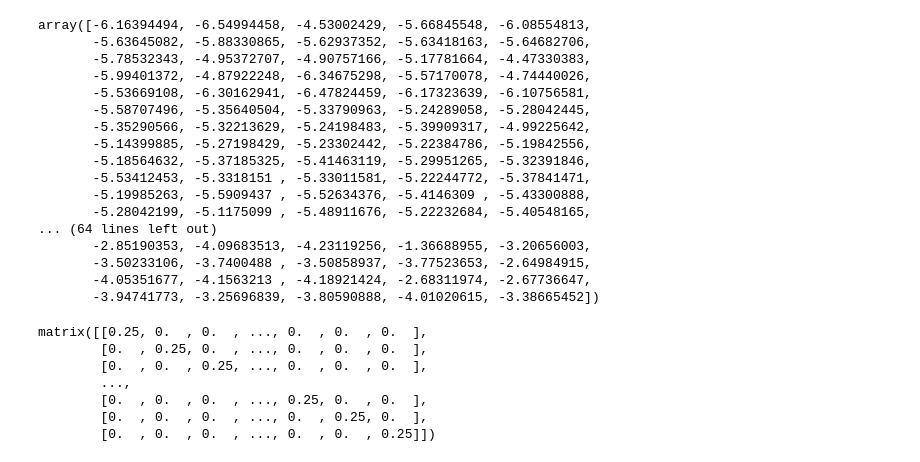
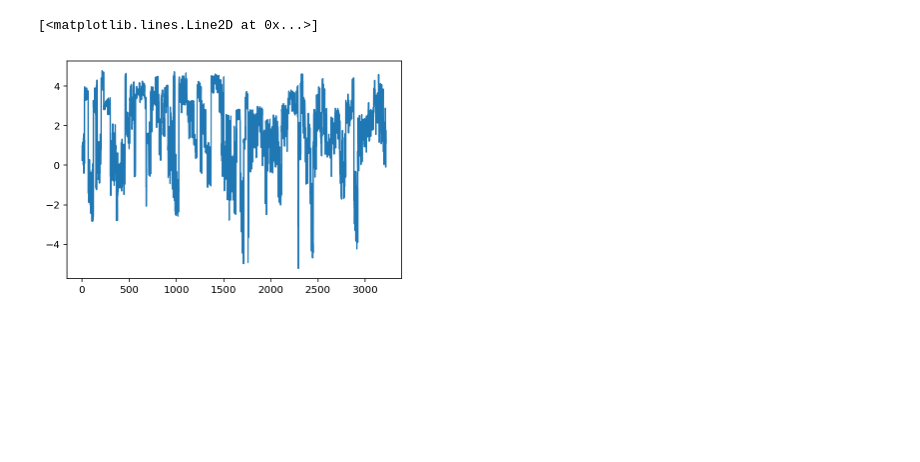
Before and after one commit to martiningram/laplace_gp, a Jupyter notebook: jupyter_experiments/numpy/Try using Numpy.ipynb, the cells around one changed output. Cells and saved outputs as stored; diff of their text form; code cells hidden in the pictures; blank space fills up the shorter version.

Commit message:
Numpy mode-finding works amazingly well!!!

```diff
--- a/jupyter_experiments/numpy/Try using Numpy.ipynb
+++ b/jupyter_experiments/numpy/Try using Numpy.ipynb
@@ -47,49 +45,38 @@ f = np.zeros(K.shape[0])
 # %%
-probs = expit(f)
-grad_log_y = y_flat - probs
+def find_mode(K, y):
 
-W = sps.csc_matrix(np.diag(-probs * (probs - 1)))
-W_sqrt = np.sqrt(W)
-multiplied = W_sqrt.dot(K).dot(W_sqrt)
-B = multiplied + sps.eye(K.shape[0], format='csc')
+    f = np.zeros(K.shape[0])
+    old_f = np.ones_like(f)
 
-L = cholesky(B)
-b = W.dot(f) + grad_log_y
+    while np.sum((f - old_f)**2) > 1e-8:
 
-first_solve = L.solve_L(W_sqrt.dot(K.dot(b)))
-second_solve = L.solve_Lt(first_solve)
+        probs = expit(f)
+        grad_log_y = y_flat - probs
 
-a = b - W_sqrt.dot(second_solve)
+        W = sps.csc_matrix(np.diag(probs * (1 - probs)))
+        W_sqrt = np.sqrt(W)
+        multiplied = W_sqrt.dot(K).dot(W_sqrt)
 
-old_f = f
-f = K.dot(a)
+        B = multiplied + sps.eye(K.shape[0], format='csc')
+        L = cholesky(B)
+        b = W.dot(f) + grad_log_y
+
+        first_solve = L.solve_L(W_sqrt.dot(K.dot(b)), False)
+        second_solve = L.solve_Lt(first_solve, False)
+
+        a = b - W_sqrt.dot(second_solve)
+        old_f = f
+        f = K.dot(a)
+
+    # Calculate the log marginal likelihood
+    log_lik = np.sum(y * f - np.log1p(np.exp(f)))
+    log_marg_lik = -0.5 * a.T.dot(f) + log_lik - np.log(L.L().diagonal()).sum()
+
+    return f, log_marg_lik
-# %%
-f
-# %% [output]
-array([-6.16394494, -6.54994458, -4.53002429, -5.66845548, -6.08554813,
-       -5.63645082, -5.88330865, -5.62937352, -5.63418163, -5.64682706,
-       -5.78532343, -4.95372707, -4.90757166, -5.17781664, -4.47330383,
-       -5.99401372, -4.87922248, -6.34675298, -5.57170078, -4.74440026,
-       -5.53669108, -6.30162941, -6.47824459, -6.17323639, -6.10756581,
-       -5.58707496, -5.35640504, -5.33790963, -5.24289058, -5.28042445,
-       -5.35290566, -5.32213629, -5.24198483, -5.39909317, -4.99225642,
-       -5.14399885, -5.27198429, -5.23302442, -5.22384786, -5.19842556,
-       -5.18564632, -5.37185325, -5.41463119, -5.29951265, -5.32391846,
-       -5.53412453, -5.3318151 , -5.33011581, -5.22244772, -5.37841471,
-       -5.19985263, -5.5909437 , -5.52634376, -5.4146309 , -5.43300888,
-       -5.28042199, -5.1175099 , -5.48911676, -5.22232684, -5.40548165,
-... (64 lines left out)
-       -2.85190353, -4.09683513, -4.23119256, -1.36688955, -3.20656003,
-       -3.50233106, -3.7400488 , -3.50858937, -3.77523653, -2.64984915,
-       -4.05351677, -4.1563213 , -4.18921424, -2.68311974, -2.67736647,
-       -3.94741773, -3.25696839, -3.80590888, -4.01020615, -3.38665452])
-# %%
-W.todense()
-# %% [output]
-matrix([[0.25, 0.  , 0.  , ..., 0.  , 0.  , 0.  ],
-        [0.  , 0.25, 0.  , ..., 0.  , 0.  , 0.  ],
-        [0.  , 0.  , 0.25, ..., 0.  , 0.  , 0.  ],
-        ...,
-        [0.  , 0.  , 0.  , ..., 0.25, 0.  , 0.  ],
-        [0.  , 0.  , 0.  , ..., 0.  , 0.25, 0.  ],
-        [0.  , 0.  , 0.  , ..., 0.  , 0.  , 0.25]])
+# %%
+f_mode, log_marg_lik = find_mode(K, y_flat)
+# %%
+plt.plot(f_mode)
+# %% [output]
+[<matplotlib.lines.Line2D at 0x...>]
+[figure, added]
```
Also changed, not shown: parts of 3 cells of this notebook.
